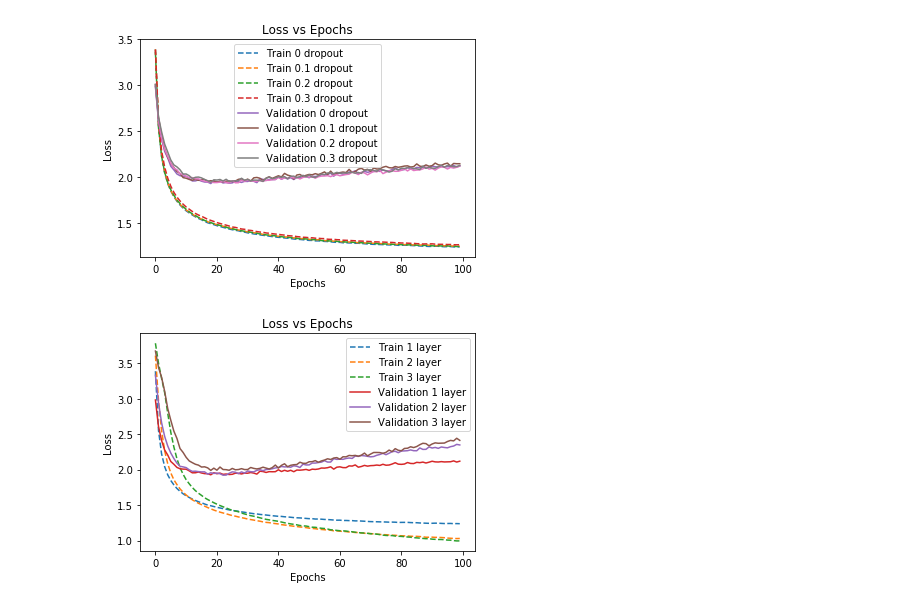
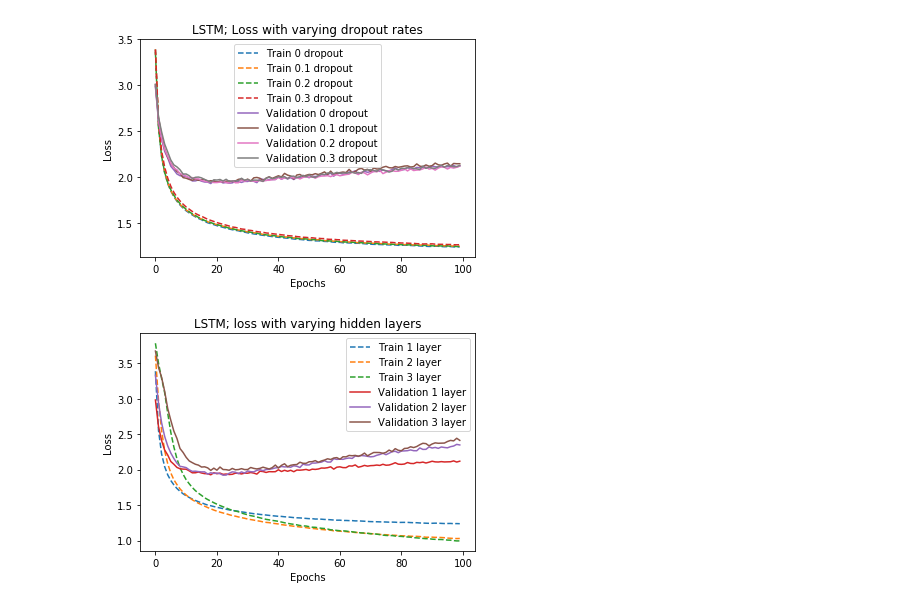
Before and after one commit to ltindall/cse253_pa4, a Jupyter notebook: code/plotting_for_Report.ipynb, the cells around one changed output. Cells and saved outputs as stored; diff of their text form; code cells hidden in the pictures.

```diff
--- a/code/plotting_for_Report.ipynb
+++ b/code/plotting_for_Report.ipynb
@@ -38,9 +80,9 @@ plt.show()
 # %%
 # Different dropout
-loss = np.load('LSTM_1lay_100unit_25seq_1000batch_100epoch_0drop_1temp.npy')
-loss1=np.load('LSTM_1lay_100unit_25seq_1000batch_100epoch_0.1drop_1temp.npy')
-loss2 = np.load('LSTM_1lay_100unit_25seq_1000batch_100epoch_0.2drop_1temp.npy')
-loss3 = np.load('LSTM_1lay_100unit_25seq_1000batch_100epoch_0.3drop_1temp.npy')
+loss = np.load('../losses/LSTM_1lay_100unit_25seq_1000batch_100epoch_0drop_1temp.npy')
+loss1=np.load('../losses/LSTM_1lay_100unit_25seq_1000batch_100epoch_0.1drop_1temp.npy')
+loss2 = np.load('../losses/LSTM_1lay_100unit_25seq_1000batch_100epoch_0.2drop_1temp.npy')
+loss3 = np.load('../losses/LSTM_1lay_100unit_25seq_1000batch_100epoch_0.3drop_1temp.npy')
 plt.figure()
 plt.plot(loss[0,:],'--',label='Train 0 dropout')
 plt.plot(loss1[0,:],'--',label='Train 0.1 dropout')
@@ -52,27 +94,27 @@ plt.plot(loss2[1,:], label = 'Validation 0.2 dropout')
 plt.plot(loss3[1,:], label = 'Validation 0.3 dropout')
 plt.xlabel('Epochs')
 plt.ylabel('Loss')
-plt.title("Loss vs Epochs")
+plt.title("LSTM; Loss with varying dropout rates")
 plt.legend()
 plt.show()
 # %% [output]
-[figure, old version]
+[figure, new version]
 # %%
 # Different layers
-loss = np.load('LSTM_1lay_100unit_25seq_1000batch_100epoch_0drop_1temp.npy')
-loss1=np.load('LSTM_2lay_100unit_25seq_1000batch_100epoch_0drop_1temp.npy')
-loss2 = np.load('LSTM_3lay_100unit_25seq_1000batch_100epoch_0drop_1temp.npy')
+loss = np.load('../losses/LSTM_1lay_100unit_25seq_1000batch_100epoch_0drop_1temp.npy')
+loss1=np.load('../losses/LSTM_2lay_100unit_25seq_1000batch_100epoch_0drop_1temp.npy')
+loss2 = np.load('../losses/LSTM_3lay_100unit_25seq_1000batch_100epoch_0drop_1temp.npy')
 plt.figure()
 plt.plot(loss[0,:],'--',label='Train 1 layer')
 plt.plot(loss1[0,:],'--',label='Train 2 layer')
 plt.plot(loss2[0,:],'--', label='Train 3 layer')
 plt.plot(loss[1,:],label='Validation 1 layer')
 plt.plot(loss1[1,:],label='Validation 2 layer')
 plt.plot(loss2[1,:], label = 'Validation 3 layer')
 plt.xlabel('Epochs')
 plt.ylabel('Loss')
-plt.title("Loss vs Epochs")
+plt.title("LSTM; loss with varying hidden layers")
 plt.legend()
 plt.show()
 # %% [output]
-[figure, old version]
+[figure, new version]
```
Also changed, not shown: parts of 8 cells of this notebook, 44 other files.
